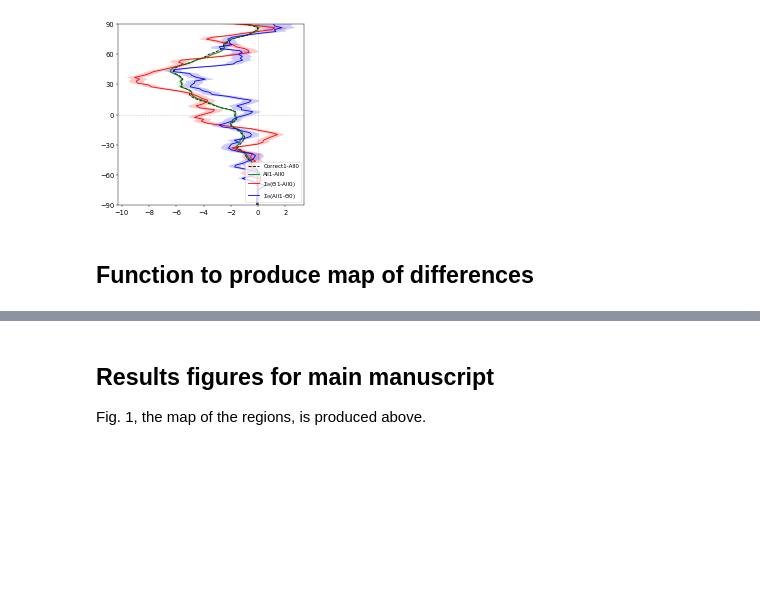
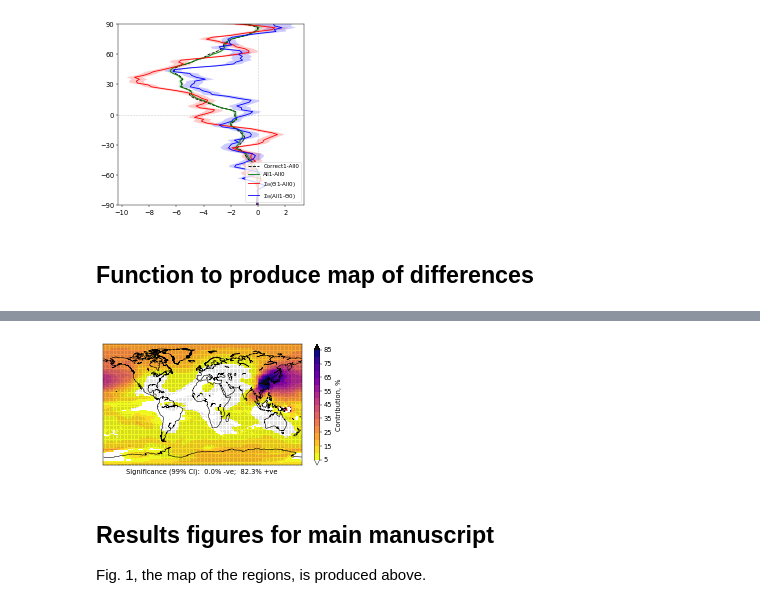
Before and after one commit to grandey/draft2017a-region-rfp, a Jupyter notebook: figures_draft2017a.ipynb, the cells around one changed output, grey strips where cells are left out. Drawn from its saved outputs; the diff is of its cells as text; code cells hidden in the pictures; blank space fills up the shorter version.

Commit message:
Adding contribution_map()

```diff
--- a/figures_draft2017a.ipynb
+++ b/figures_draft2017a.ipynb
@@ -870,3 +869,84 @@ if True:
+# %%
+def contribution_map(variable='BURDENSO4',
+                     scenario_combination='EAs1-All0',
+                     ref_scenario_combination='$\Sigma_{\Theta}$($\Theta$1-All0)',
+                     vlim=[5, 85], nlev=16, cmap_name='plasma_r',
+                     colorbar=True,
+                     title=None,
+                     ax=None):
+    # Create Axes if no Axes passed as an argument
+    if ax is None:
+        fig, ax = plt.subplots(1, 1, figsize=(8, 4))
+    # Discretise colormap and set over/under
+    cmap = plt.cm.get_cmap(cmap_name, nlev)
+    if cmap_name == 'plasma_r':
+        cmap.set_under('w')
+        cmap.set_over('0.05')
+    # Load data for scenario combination
+    stats_dict = lib_draft2017a.load_2d_stats(scenario_combination=scenario_combination,
+                                              variable=variable)
+    mean = stats_dict['mean']
+    # Load data for reference scenario combination
+    ref_stats_dict = lib_draft2017a.load_2d_stats(scenario_combination=ref_scenario_combination,
+                                                  variable=variable)
+    ref_mean = ref_stats_dict['mean']
+    # % contribution
+    contrib = mean / ref_mean * 100  # %
+    # Standard error associated with % contribution
+    error = np.abs(contrib) * np.sqrt((stats_dict['error']/mean)**2 +
+                                      (ref_stats_dict['error']/ref_mean)**2)
+    # Find where statistically significant using 99% confidence interval
+    ci99 = (contrib - 2.576 * error, contrib + 2.576 * error)
+    w_sig = np.where((ci99[0]*ci99[1]).values.ravel() > 0)  # 99% CI does not include zero
+    w_pos = np.where(((ci99[0]*ci99[1]).values.ravel() > 0) &  # significant and positive
+                     (contrib.values.ravel() > 0))
+    w_neg = np.where(((ci99[0]*ci99[1]).values.ravel() > 0) &  # significant and positive
+                     (contrib.values.ravel() < 0)) # negative
+    lon_sig, lat_sig = np.meshgrid(mean['lon'].values, mean['lat'].values)
+    lon_sig = lon_sig.ravel()[w_sig]
+    lat_sig = lat_sig.ravel()[w_sig]
+    # Map
+    bm = Basemap(llcrnrlat=-90.0, urcrnrlat=90.0,
+                 llcrnrlon=lon0, urcrnrlon=360.0+lon0, ax=ax)
+    bm.drawcoastlines(ax=ax)
+    # Plot field and stippling
+    im = ax.imshow(contrib,
+                   extent=[lon0, 360+lon0, -lat0, lat0],
+                   vmin=vlim[0], vmax=vlim[1], cmap=cmap, aspect='auto')
+    ax.scatter(lon_sig, lat_sig, marker='.', s=0.05, c='k')
+    # Colorbar
+    if colorbar:
+        if contrib.min() < vlim[0] and contrib.max() > vlim[1]:
+            extend = 'both'
+        elif contrib.min() < vlim[0]:
+            extend = 'min'
+        elif contrib.max() > vlim[1]:
+            extend = 'max'
+        else:
+            extend = 'neither'
+        ticks = np.arange(vlim[0], vlim[1]+1e-10, (vlim[1]-vlim[0])/(nlev/2))
+        cbar = plt.colorbar(im, ticks=ticks, extend=extend)
+        cbar.ax.tick_params(labelsize='large')
+        label = 'Contribution, %'
+        cbar.set_label(label, fontsize='large', labelpad=7)
+    # Anotate with % significant and positive/negative
+    n_boxes = mean['lon'].size * mean['lat'].size
+    perc_pos = w_pos[0].size / n_boxes * 100
+    perc_neg = w_neg[0].size / n_boxes * 100
+    ax.text(0, -95,
+            'Significance (99% CI):  {:.1f}% -ve;  {:.1f}% +ve'.format(perc_neg, perc_pos),
+            verticalalignment='top', horizontalalignment='center',
+            fontsize='large')
+    # Title
+    if title:
+        ax.set_title(title, fontsize='x-large')
+    return ax, im, mean
+
+# Example
+if True:
+    contribution_map()
+# %% [output]
+[figure, added]
 # %% [markdown]
 ## Results figures for main manuscript
 Fig. 1, the map of the regions, is produced above.
```
Also changed, not shown: parts of 4 cells of this notebook.
